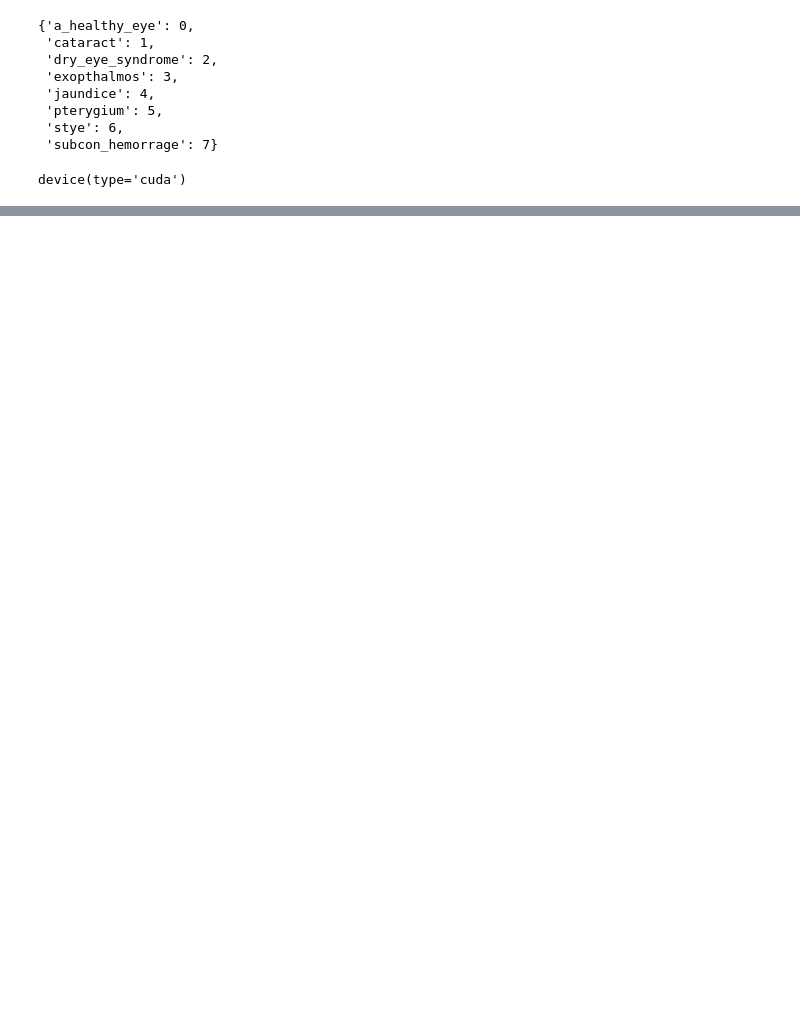
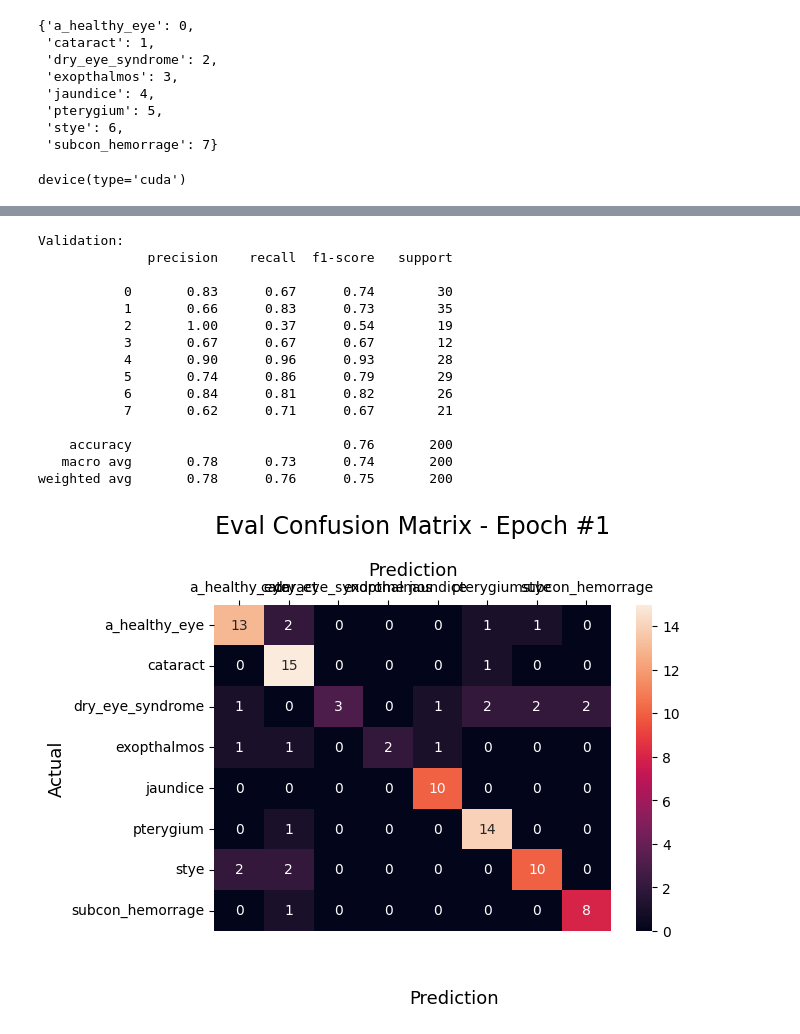
Before and after one commit to Oleksii-Oliinyk/eye_diseases_classification_CNN, a Jupyter notebook: classification_model/training.ipynb, the cells around one changed output, grey strips where cells are left out. Cells and saved outputs as stored; diff of their text form; code cells hidden in the pictures; blank space fills up the shorter version.

```diff
--- a/classification_model/training.ipynb
+++ b/classification_model/training.ipynb
@@ -213,0 +350,25 @@ KeyboardInterrupt:
+# %%
+validation_actual, validation_predicted = model_eval(model, val_loader)
+
+validation_report = classification_report(validation_actual, validation_predicted, output_dict=True)
+validation_report_message = "Validation: \n" + str(classification_report(eval_actual, eval_predicted, zero_division=0))
+print(validation_report_message)
+
+create_confusion_matrix(validation_actual, validation_predicted, 0)
+# %% [output]
+Validation:
+              precision    recall  f1-score   support
+
+           0       0.83      0.67      0.74        30
+           1       0.66      0.83      0.73        35
+           2       1.00      0.37      0.54        19
+           3       0.67      0.67      0.67        12
+           4       0.90      0.96      0.93        28
+           5       0.74      0.86      0.79        29
+           6       0.84      0.81      0.82        26
+           7       0.62      0.71      0.67        21
+
+    accuracy                           0.76       200
+   macro avg       0.78      0.73      0.74       200
+weighted avg       0.78      0.76      0.75       200
+[figure, added]
```
Also changed, not shown: parts of 14 cells of this notebook, 11 other files.
